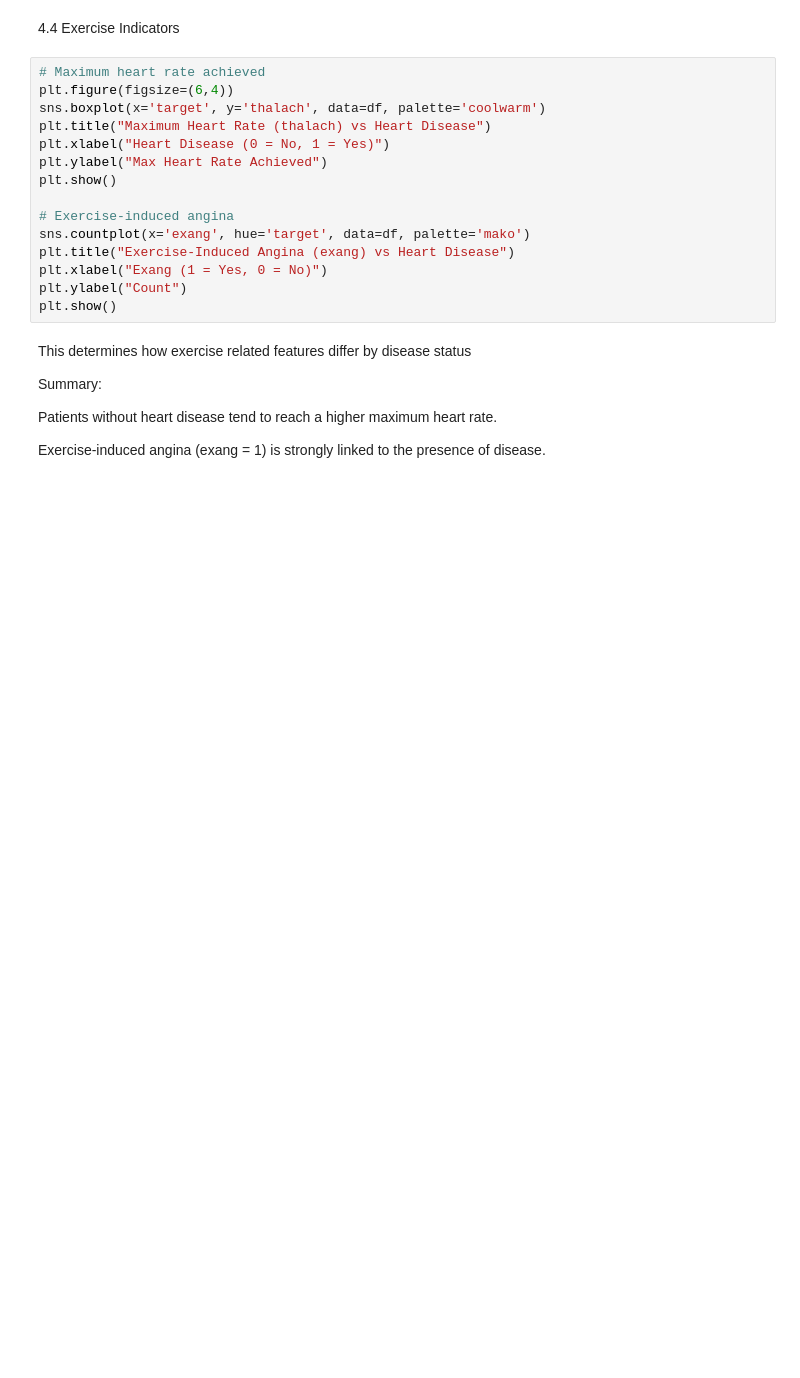
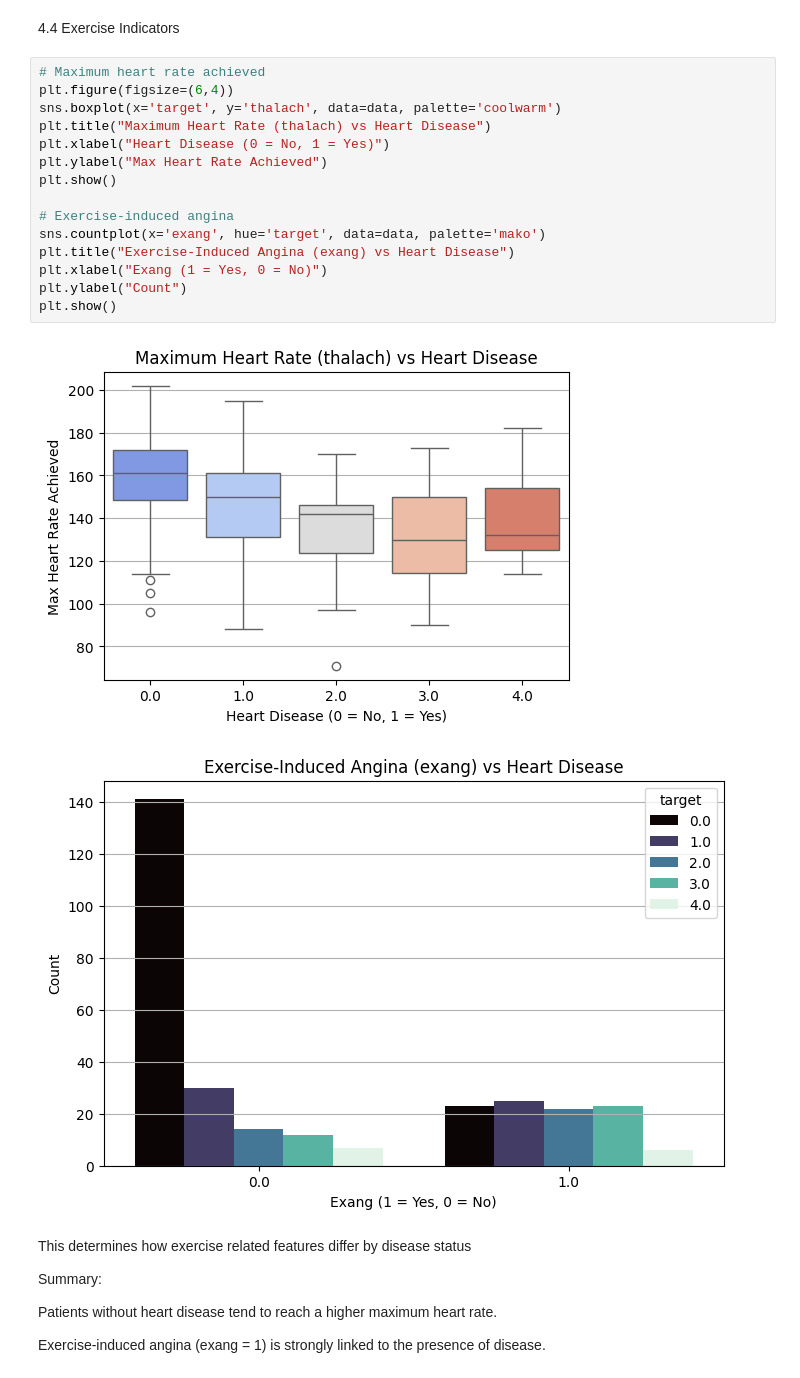
Before and after one commit to leesha20/Heart-Disease-Project, a Jupyter notebook: Heart Disease Project.ipynb, the cells around one changed output. Cells and saved outputs as stored; diff of their text form; blank space fills up the shorter version.

```diff
--- a/Heart Disease Project.ipynb
+++ b/Heart Disease Project.ipynb
@@ -270,18 +401,21 @@ Typical and atypical angina (cp = 0 or 1) are less associated with disease.
 # %%
 # Maximum heart rate achieved
 plt.figure(figsize=(6,4))
-sns.boxplot(x='target', y='thalach', data=df, palette='coolwarm')
+sns.boxplot(x='target', y='thalach', data=data, palette='coolwarm')
 plt.title("Maximum Heart Rate (thalach) vs Heart Disease")
 plt.xlabel("Heart Disease (0 = No, 1 = Yes)")
 plt.ylabel("Max Heart Rate Achieved")
 plt.show()
 
 # Exercise-induced angina
-sns.countplot(x='exang', hue='target', data=df, palette='mako')
+sns.countplot(x='exang', hue='target', data=data, palette='mako')
 plt.title("Exercise-Induced Angina (exang) vs Heart Disease")
 plt.xlabel("Exang (1 = Yes, 0 = No)")
 plt.ylabel("Count")
 plt.show()
+# %% [output]
+[figure, added]
+[figure, added]
 # %% [markdown]
 This determines how exercise related features differ by disease status
 
```
Also changed, not shown: parts of 40 cells of this notebook.
